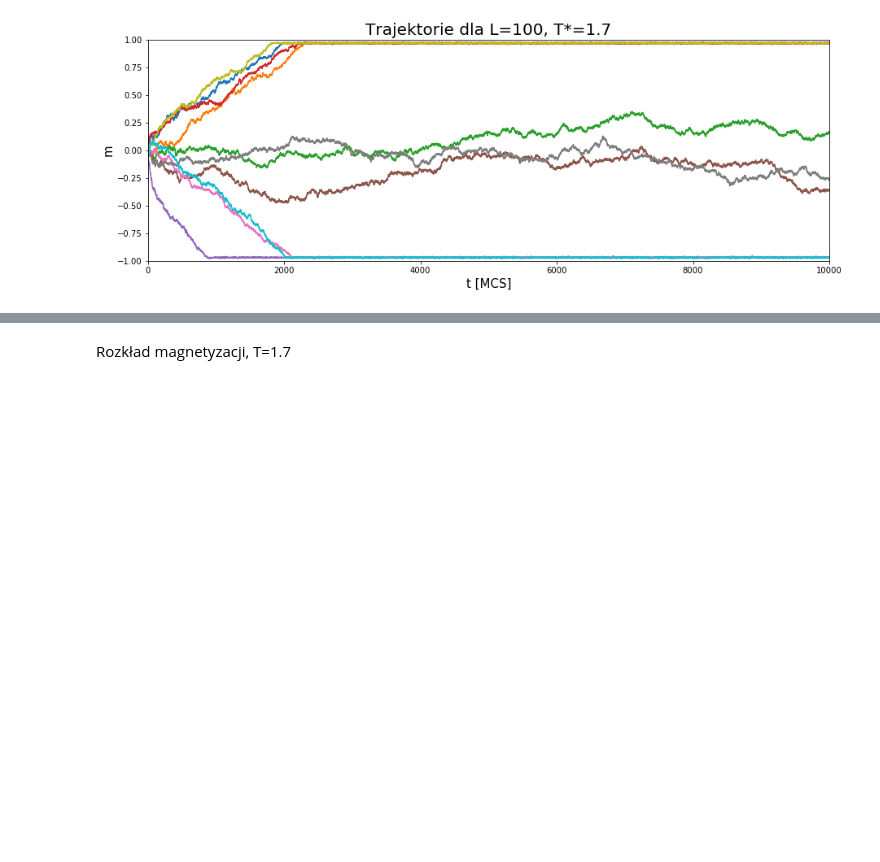
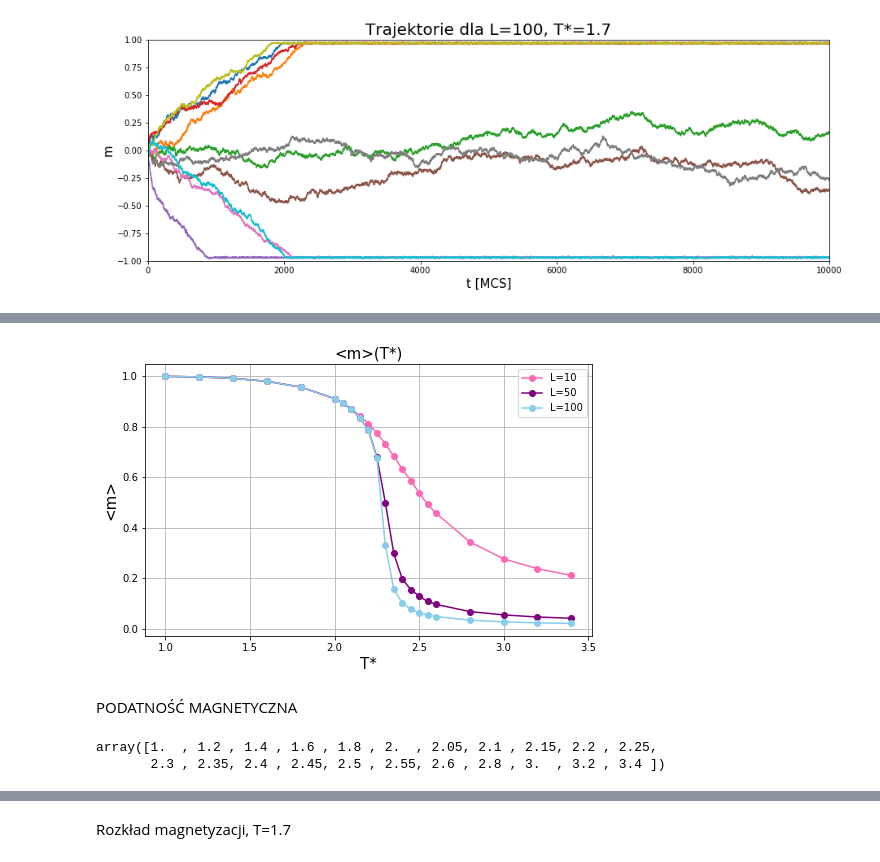
Before and after one commit to Swinkawkrawacie/Fizyka-ukladow-zlozonych, a Jupyter notebook: Generowanie_danych.ipynb, the cells around one changed output, grey strips where cells are left out. Cells and saved outputs as stored; diff of their text form; code cells hidden in the pictures; blank space fills up the shorter version.

```diff
--- a/Generowanie_danych.ipynb
+++ b/Generowanie_danych.ipynb
@@ -531,0 +479,15 @@ plt.savefig('trajektorie_UNO_L100')
+# %%
+plt.figure(figsize=(8,5))
+plt.plot(np.delete(t_range,-5),np.delete(m10,-5), '-o', color='hotpink', label='L=10')
+plt.plot(np.delete(t_range,-5),np.delete(m50,-5), '-o', color='purple', label='L=50')
+plt.plot(np.delete(t_range,-5),np.delete(m100,-5), '-o', color='skyblue', label='L=100')
+plt.grid()
+plt.legend()
+plt.title('<m>(T*)',fontsize=15)
+plt.xlabel('T*', fontsize=15)
+plt.ylabel('<m>', fontsize=15)
+plt.savefig('magnetyzacja')
+# %% [output]
+[figure, added]
+# %% [markdown]
+PODATNOŚĆ MAGNETYCZNA
@@ -531,0 +498,5 @@ plt.savefig('trajektorie_UNO_L100')
+# %%
+np.delete(t_range,-5)
+# %% [output]
+array([1.  , 1.2 , 1.4 , 1.6 , 1.8 , 2.  , 2.05, 2.1 , 2.15, 2.2 , 2.25,
+       2.3 , 2.35, 2.4 , 2.45, 2.5 , 2.55, 2.6 , 2.8 , 3.  , 3.2 , 3.4 ])
```
Also changed, not shown: parts of 64 cells of this notebook, 1 other file.
